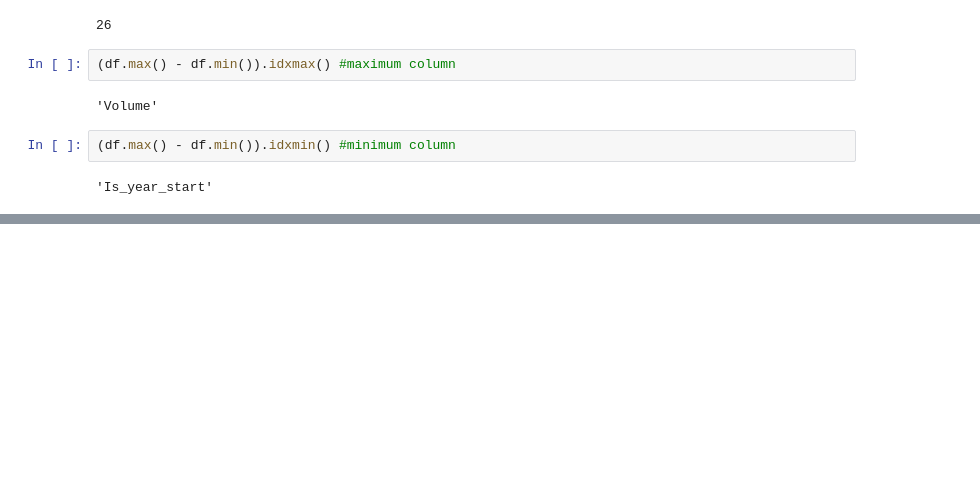
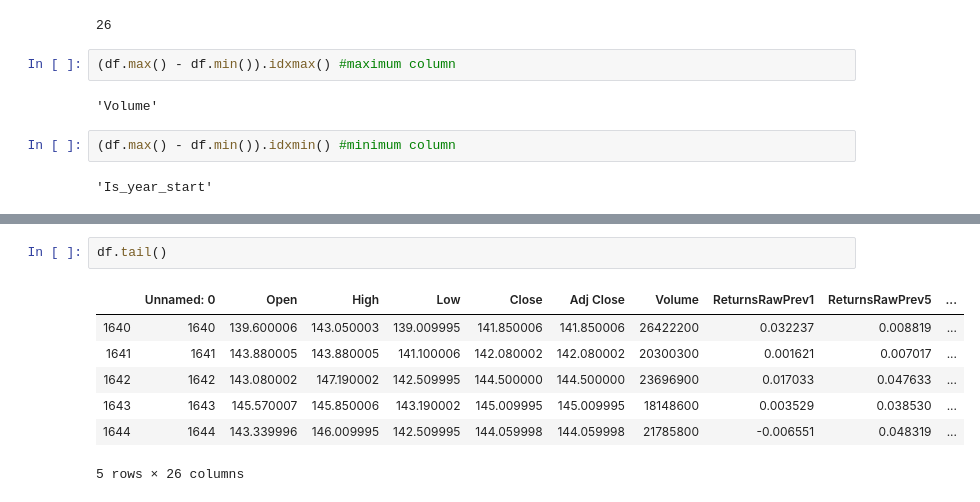
Before and after one commit to ax18031/ax18031_EMATM0048, a Jupyter notebook: Part3_folder/PART3.ipynb, the cells around one changed output, grey strips where cells are left out. Drawn from its saved outputs; the diff is of its cells as text; blank space fills up the shorter version.

```diff
--- a/Part3_folder/PART3.ipynb
+++ b/Part3_folder/PART3.ipynb
@@ -40,0 +79,10 @@ len(df.columns) #number of columns
+# %%
+df.tail()
+# %% [output]
+|  | Unnamed: 0 | Open | High | Low | Close | Adj Close | Volume | ReturnsRawPrev1 | ReturnsRawPrev5 | ... |
+| 1640 | 1640 | 139.600006 | 143.050003 | 139.009995 | 141.850006 | 141.850006 | 26422200 | 0.032237 | 0.008819 | ... |
+| 1641 | 1641 | 143.880005 | 143.880005 | 141.100006 | 142.080002 | 142.080002 | 20300300 | 0.001621 | 0.007017 | ... |
+| 1642 | 1642 | 143.080002 | 147.190002 | 142.509995 | 144.500000 | 144.500000 | 23696900 | 0.017033 | 0.047633 | ... |
+| 1643 | 1643 | 145.570007 | 145.850006 | 143.190002 | 145.009995 | 145.009995 | 18148600 | 0.003529 | 0.038530 | ... |
+| 1644 | 1644 | 143.339996 | 146.009995 | 142.509995 | 144.059998 | 144.059998 | 21785800 | -0.006551 | 0.048319 | ... |
+5 rows × 26 columns
```
Also changed, not shown: parts of 5 cells of this notebook.
